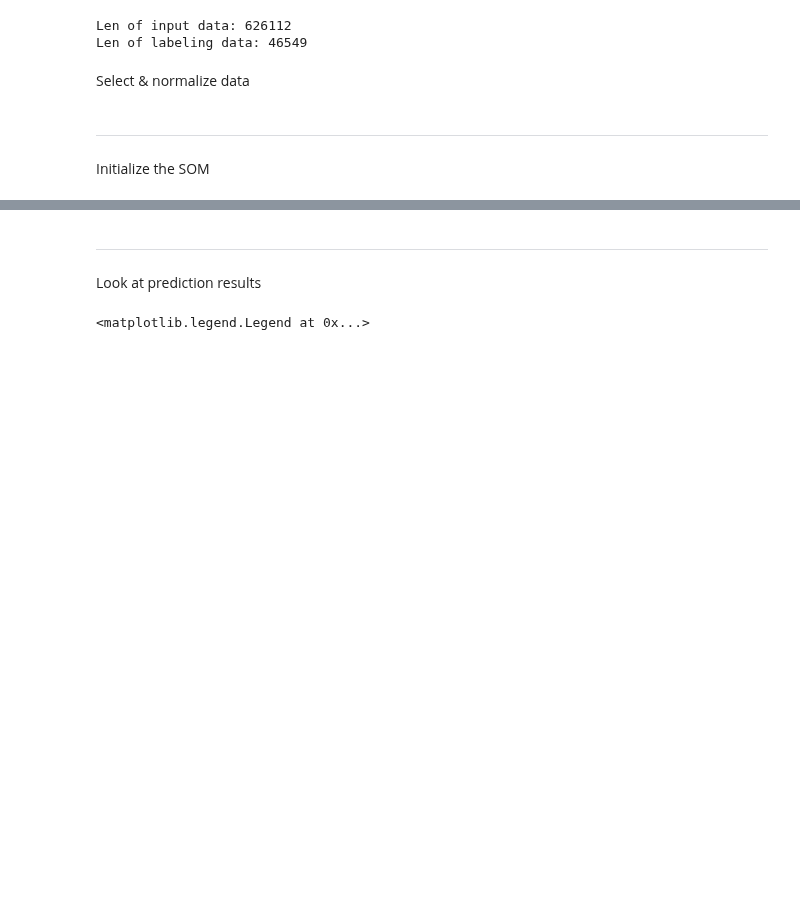
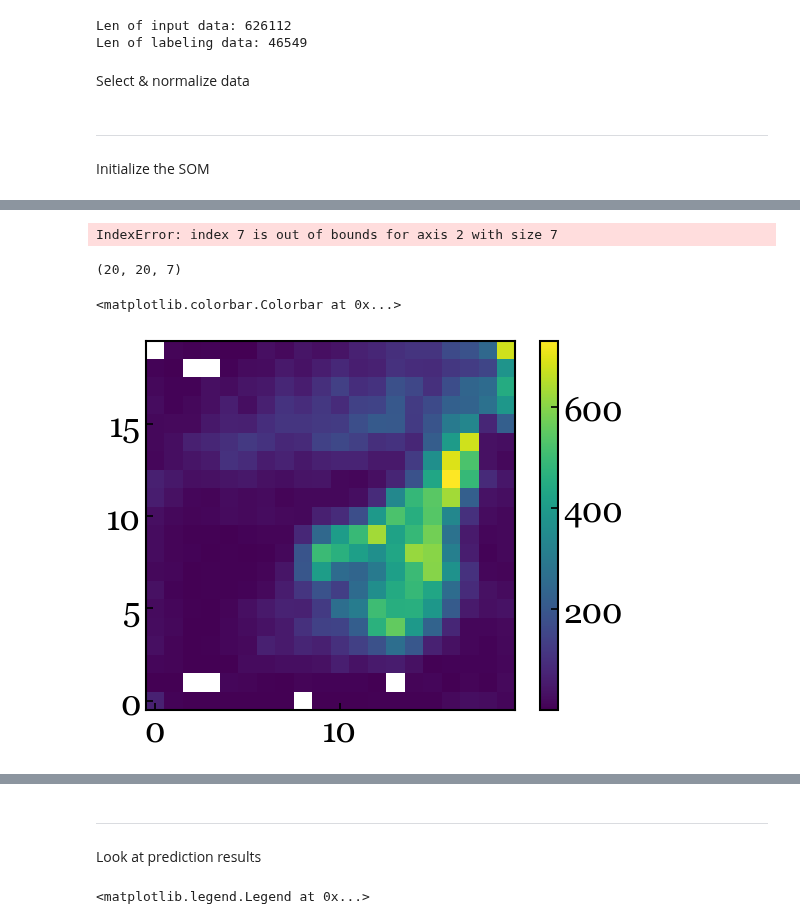
Before and after one commit to lsajkov/strw_mpdg, a Jupyter notebook: mpdg_run_som_KiDS_GAMA.ipynb, the cells around one changed output, grey strips where cells are left out. Saved outputs shown, nothing was run; the diff lists cells and outputs as text; code cells hidden in the pictures; blank space fills up the shorter version.

```diff
--- a/mpdg_run_som_KiDS_GAMA.ipynb
+++ b/mpdg_run_som_KiDS_GAMA.ipynb
@@ -418,0 +456,13 @@ fig.colorbar(mappable = occ_mp, location = 'bottom', fraction = 1, shrink = 0.66
+# %%
+SOM.quality_map[..., 7]
+# %% [output]
+IndexError: index 7 is out of bounds for axis 2 with size 7
+# %%
+np.shape(SOM.quality_map)
+# %% [output]
+(20, 20, 7)
+# %%
+plt.imshow(occupancy_map, origin = 'lower')
+# %% [output]
+<matplotlib.colorbar.Colorbar at 0x...>
+[figure, added]
```
Also changed, not shown: parts of 16 cells of this notebook, 1 other file.
